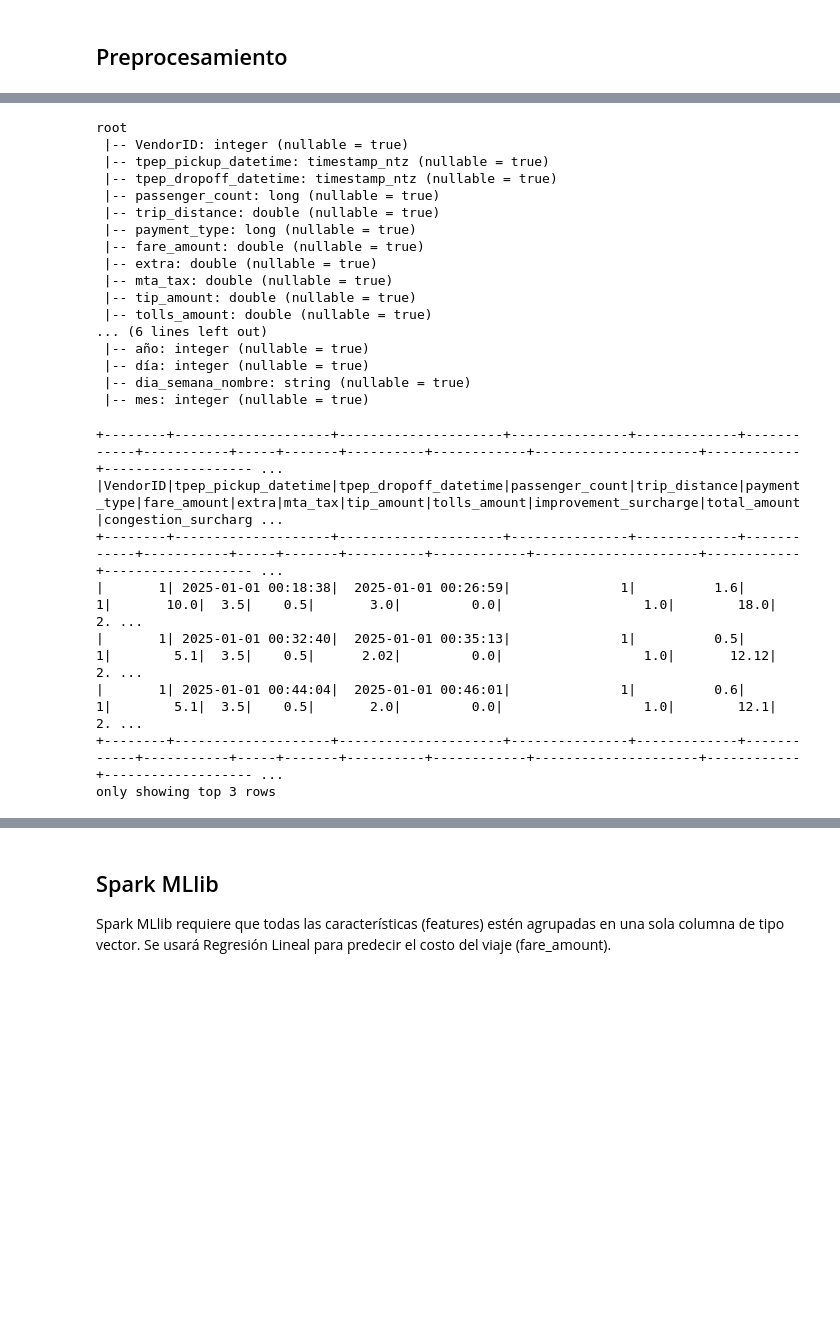
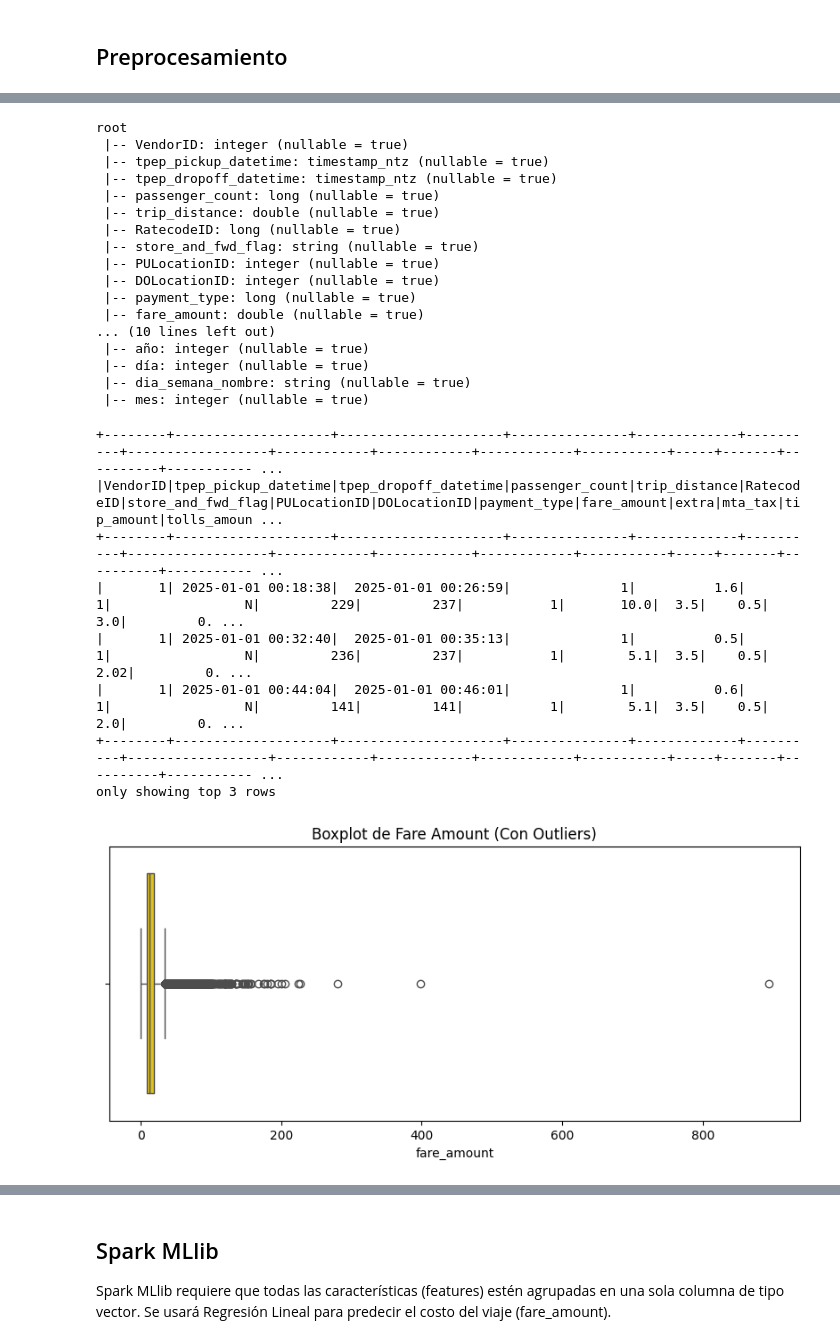
Before and after one commit to GemaGuerraV/DatosMasivos, a Jupyter notebook: notebooks/Tarea4_5_DM.ipynb, the cells around one changed output, grey strips where cells are left out. Saved outputs shown, nothing was run; the diff lists cells and outputs as text; code cells hidden in the pictures; blank space fills up the shorter version.

```diff
--- a/notebooks/Tarea4_5_DM.ipynb
+++ b/notebooks/Tarea4_5_DM.ipynb
@@ -11,8 +43,6 @@ from pyspark.sql.functions import col, year, month, dayofmonth, date_format, uni
 ## Preprocesamiento
 # %%
 df = df.withColumn('duracion_viaje',(unix_timestamp(col('tpep_dropoff_datetime'))-unix_timestamp(col('tpep_pickup_datetime')))/60)
-# %%
-df = df.drop('RatecodeID','store_and_fwd_flag','PULocationID','DOLocationID')
 # %%
 df = df.withColumn('año',year(col('tpep_pickup_datetime')))
 # %%
@@ -36,13 +66,13 @@ root
  |-- tpep_dropoff_datetime: timestamp_ntz (nullable = true)
  |-- passenger_count: long (nullable = true)
  |-- trip_distance: double (nullable = true)
+ |-- RatecodeID: long (nullable = true)
+ |-- store_and_fwd_flag: string (nullable = true)
+ |-- PULocationID: integer (nullable = true)
+ |-- DOLocationID: integer (nullable = true)
  |-- payment_type: long (nullable = true)
  |-- fare_amount: double (nullable = true)
- |-- extra: double (nullable = true)
- |-- mta_tax: double (nullable = true)
- |-- tip_amount: double (nullable = true)
- |-- tolls_amount: double (nullable = true)
-... (6 lines left out)
+... (10 lines left out)
  |-- año: integer (nullable = true)
  |-- día: integer (nullable = true)
  |-- dia_semana_nombre: string (nullable = true)
@@ -54,11 +84,11 @@ from pyspark.sql.functions import max, min
 # %%
 df_calculado.show(3)
 # %% [output]
-+--------+--------------------+---------------------+---------------+-------------+------------+-----------+-----+-------+----------+------------+---------------------+------------+------------------- ...
-|VendorID|tpep_pickup_datetime|tpep_dropoff_datetime|passenger_count|trip_distance|payment_type|fare_amount|extra|mta_tax|tip_amount|tolls_amount|improvement_surcharge|total_amount|congestion_surcharg ...
-+--------+--------------------+---------------------+---------------+-------------+------------+-----------+-----+-------+----------+------------+---------------------+------------+------------------- ...
-|       1| 2025-01-01 00:18:38|  2025-01-01 00:26:59|              1|          1.6|           1|       10.0|  3.5|    0.5|       3.0|         0.0|                  1.0|        18.0|                 2. ...
-|       1| 2025-01-01 00:32:40|  2025-01-01 00:35:13|              1|          0.5|           1|        5.1|  3.5|    0.5|      2.02|         0.0|                  1.0|       12.12|                 2. ...
-|       1| 2025-01-01 00:44:04|  2025-01-01 00:46:01|              1|          0.6|           1|        5.1|  3.5|    0.5|       2.0|         0.0|                  1.0|        12.1|                 2. ...
-+--------+--------------------+---------------------+---------------+-------------+------------+-----------+-----+-------+----------+------------+---------------------+------------+------------------- ...
++--------+--------------------+---------------------+---------------+-------------+----------+------------------+------------+------------+------------+-----------+-----+-------+----------+----------- ...
+|VendorID|tpep_pickup_datetime|tpep_dropoff_datetime|passenger_count|trip_distance|RatecodeID|store_and_fwd_flag|PULocationID|DOLocationID|payment_type|fare_amount|extra|mta_tax|tip_amount|tolls_amoun ...
++--------+--------------------+---------------------+---------------+-------------+----------+------------------+------------+------------+------------+-----------+-----+-------+----------+----------- ...
+|       1| 2025-01-01 00:18:38|  2025-01-01 00:26:59|              1|          1.6|         1|                 N|         229|         237|           1|       10.0|  3.5|    0.5|       3.0|         0. ...
+|       1| 2025-01-01 00:32:40|  2025-01-01 00:35:13|              1|          0.5|         1|                 N|         236|         237|           1|        5.1|  3.5|    0.5|      2.02|         0. ...
+|       1| 2025-01-01 00:44:04|  2025-01-01 00:46:01|              1|          0.6|         1|                 N|         141|         141|           1|        5.1|  3.5|    0.5|       2.0|         0. ...
++--------+--------------------+---------------------+---------------+-------------+----------+------------------+------------+------------+------------+-----------+-----+-------+----------+----------- ...
 only showing top 3 rows
@@ -64,0 +98,9 @@ only showing top 3 rows
+# %%
+df_sample = df_calculado.select("fare_amount").sample(False, 0.01).toPandas()
+
+plt.figure(figsize=(10, 4))
+sns.boxplot(x=df_sample["fare_amount"], color="gold")
+plt.title("Boxplot de Fare Amount (Con Outliers)")
+plt.show()
+# %% [output]
+[figure, added]
```
Also changed, not shown: parts of 23 cells of this notebook.
